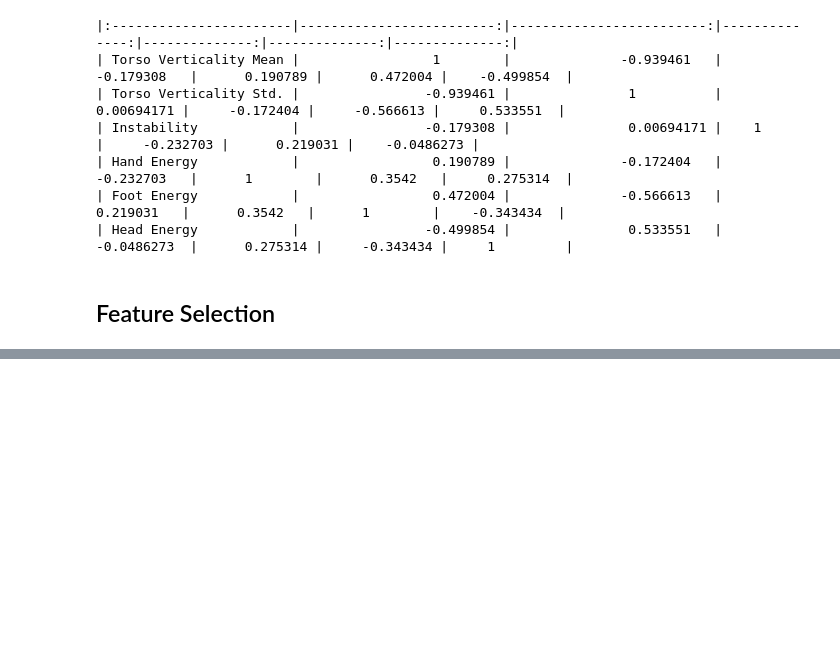
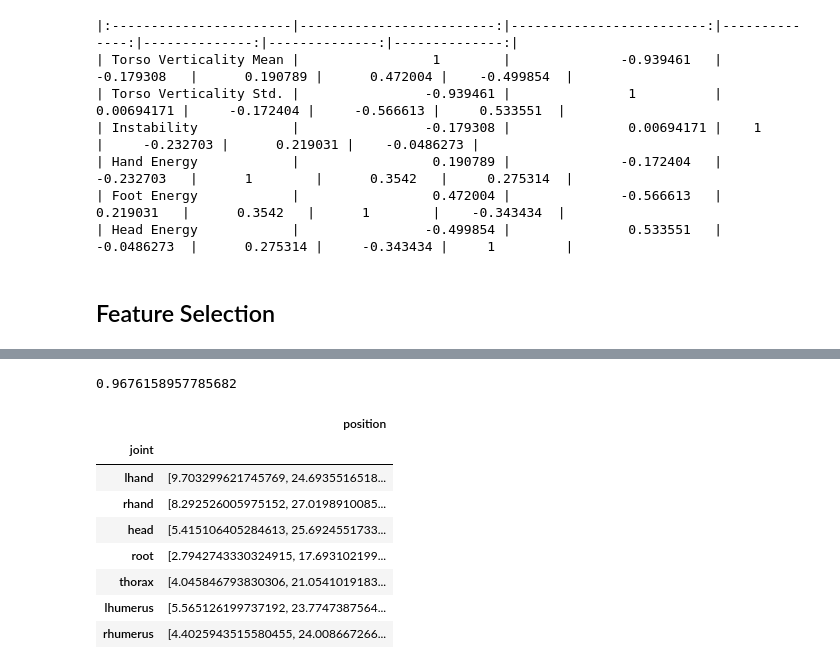
Before and after one commit to DATA-606-SUMMER-2023/shawn_data606, a Jupyter notebook: src/workflow.ipynb, the cells around one changed output, grey strips where cells are left out. Cells and saved outputs as stored; diff of their text form; code cells hidden in the pictures; blank space fills up the shorter version.

```diff
--- a/src/workflow.ipynb
+++ b/src/workflow.ipynb
@@ -126,0 +170,5 @@ Name: count, dtype: int64
+# %%
+with open('sample_set.pkl', 'rb') as f:
+    data_dict = pickle.load(f)
+
+data_dict
@@ -126,0 +375,6 @@ Name: count, dtype: int64
+# %%
+with open('sample_set.pkl', 'rb') as f:
+    data_dict = pickle.load(f)
+
+print(f'{len(data_dict["data"])} samples found.')
+data_dict['data'][0]
@@ -126,0 +390,43 @@ Name: count, dtype: int64
+# %%
+# Train model
+
+data = data_dict['data']
+X = np.stack([i[0].flatten() for i in data])
+y = np.stack([i[1].flatten() for i in data])
+
+class LinearModel(LinearRegression):
+
+    def __call__(self, X):
+
+        if len(X.shape) == 1:
+            return self.predict([X])
+        else:
+            return self.predict(X)
+
+linear_model = LinearModel().fit(X, y)
+linear_model.score(X, y)
+# %% [output]
+0.9676158957785682
+# %%
+# Predict
+
+frame_df = get_frames('87_03', frames=150)
+X, y = frame_to_sample(frame_df)
+prediction = sample_to_frame(X, linear_model(X))
+prediction.index.name = 'joint'
+
+# Plot
+
+plot_pose(frame_df, prediction)
+# %%
+prediction
+# %% [output]
+|  | position |
+| joint |  |
+| lhand | [9.703299621745769, 24.6935516518... |
+| rhand | [8.292526005975152, 27.0198910085... |
+| head | [5.415106405284613, 25.6924551733... |
+| root | [2.7942743330324915, 17.693102199... |
+| thorax | [4.045846793830306, 21.0541019183... |
+| lhumerus | [5.565126199737192, 23.7747387564... |
+| rhumerus | [4.4025943515580455, 24.008667266... |
```
Also changed, not shown: parts of 19 cells of this notebook, 11 other files.
